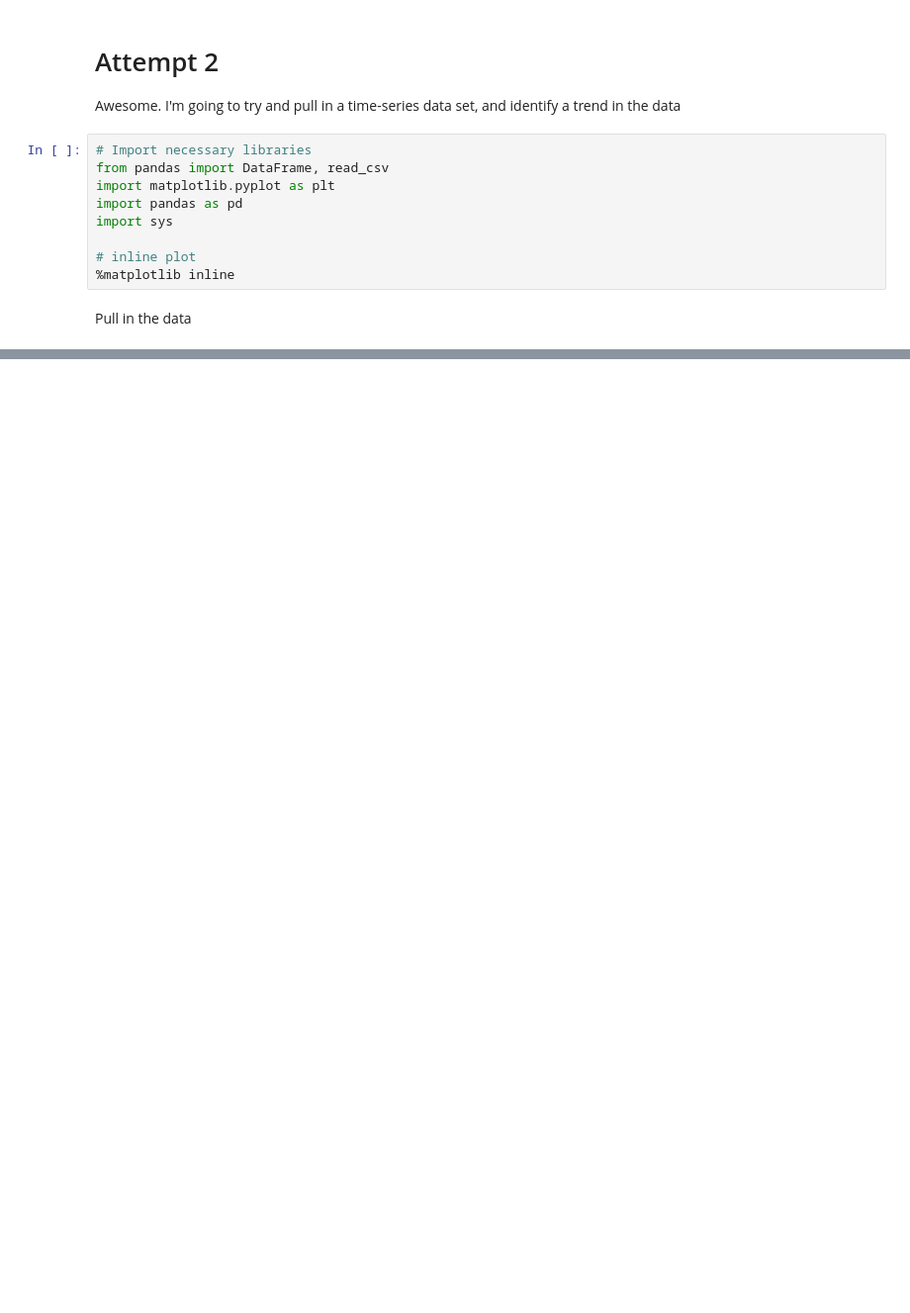
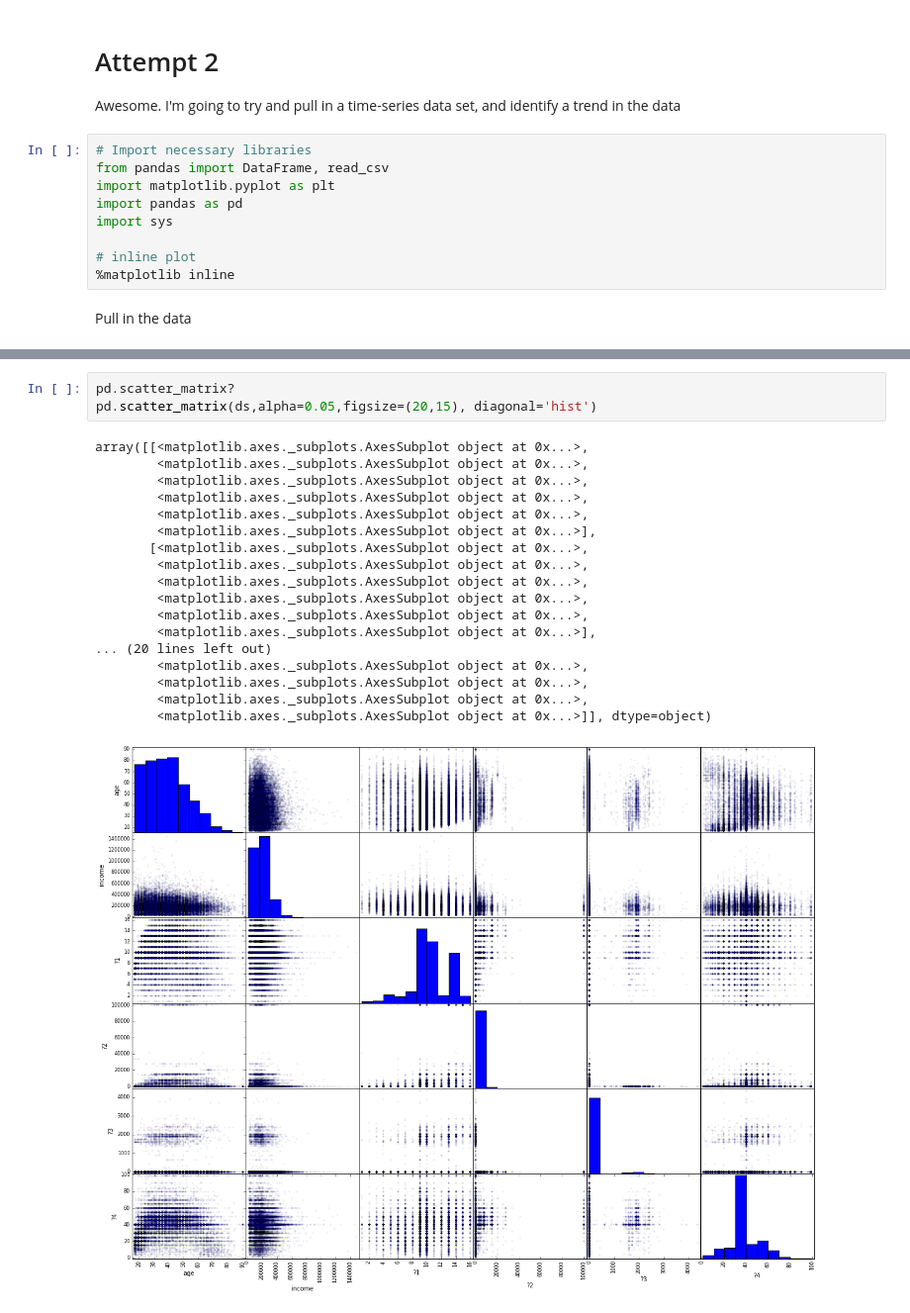
Before and after one commit to lovettbarron/GA-datasci, a Jupyter notebook: pandas/Attempt2-trend.ipynb, the cells around one changed output, grey strips where cells are left out. Shown at 99% size. Saved outputs shown, nothing was run; the diff lists cells and outputs as text; blank space fills up the shorter version.

```diff
--- a/pandas/Attempt2-trend.ipynb
+++ b/pandas/Attempt2-trend.ipynb
@@ -46,0 +49,22 @@ dtype: object
+# %%
+pd.scatter_matrix?
+pd.scatter_matrix(ds,alpha=0.05,figsize=(20,15), diagonal='hist')
+# %% [output]
+array([[<matplotlib.axes._subplots.AxesSubplot object at 0x...>,
+        <matplotlib.axes._subplots.AxesSubplot object at 0x...>,
+        <matplotlib.axes._subplots.AxesSubplot object at 0x...>,
+        <matplotlib.axes._subplots.AxesSubplot object at 0x...>,
+        <matplotlib.axes._subplots.AxesSubplot object at 0x...>,
+        <matplotlib.axes._subplots.AxesSubplot object at 0x...>],
+       [<matplotlib.axes._subplots.AxesSubplot object at 0x...>,
+        <matplotlib.axes._subplots.AxesSubplot object at 0x...>,
+        <matplotlib.axes._subplots.AxesSubplot object at 0x...>,
+        <matplotlib.axes._subplots.AxesSubplot object at 0x...>,
+        <matplotlib.axes._subplots.AxesSubplot object at 0x...>,
+        <matplotlib.axes._subplots.AxesSubplot object at 0x...>],
+... (20 lines left out)
+        <matplotlib.axes._subplots.AxesSubplot object at 0x...>,
+        <matplotlib.axes._subplots.AxesSubplot object at 0x...>,
+        <matplotlib.axes._subplots.AxesSubplot object at 0x...>,
+        <matplotlib.axes._subplots.AxesSubplot object at 0x...>]], dtype=object)
+[figure, added]
```
Also changed, not shown: parts of 1 cell of this notebook.
